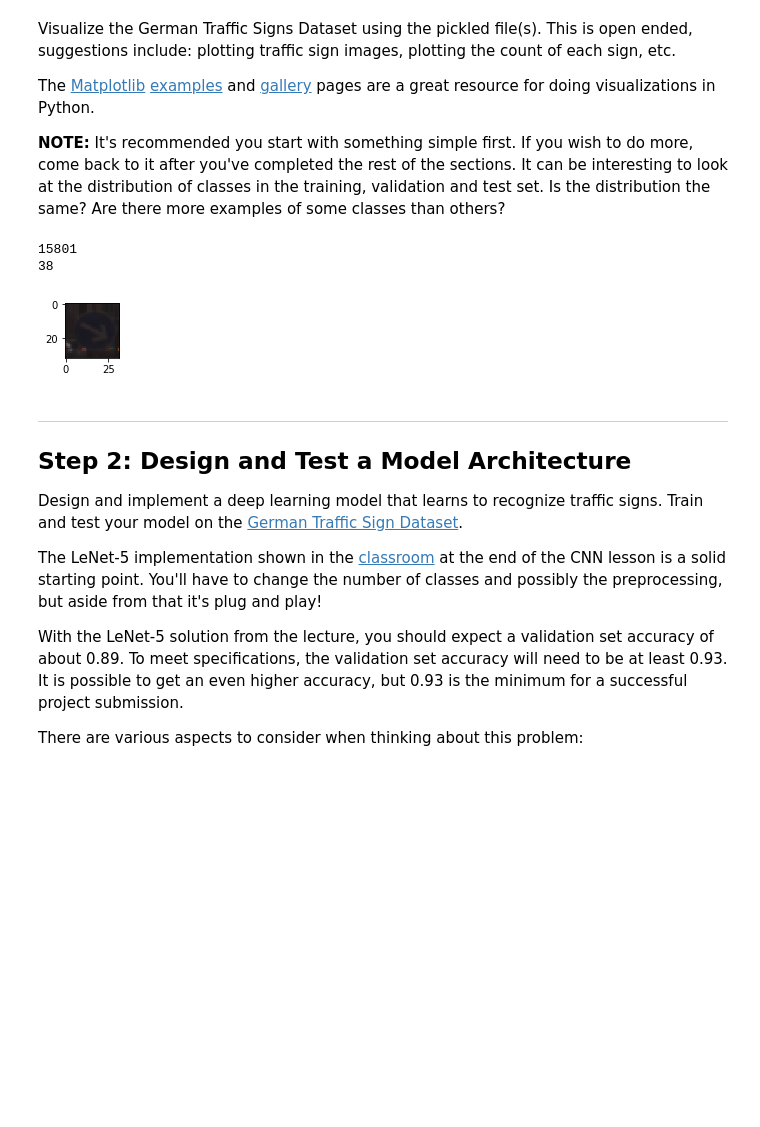
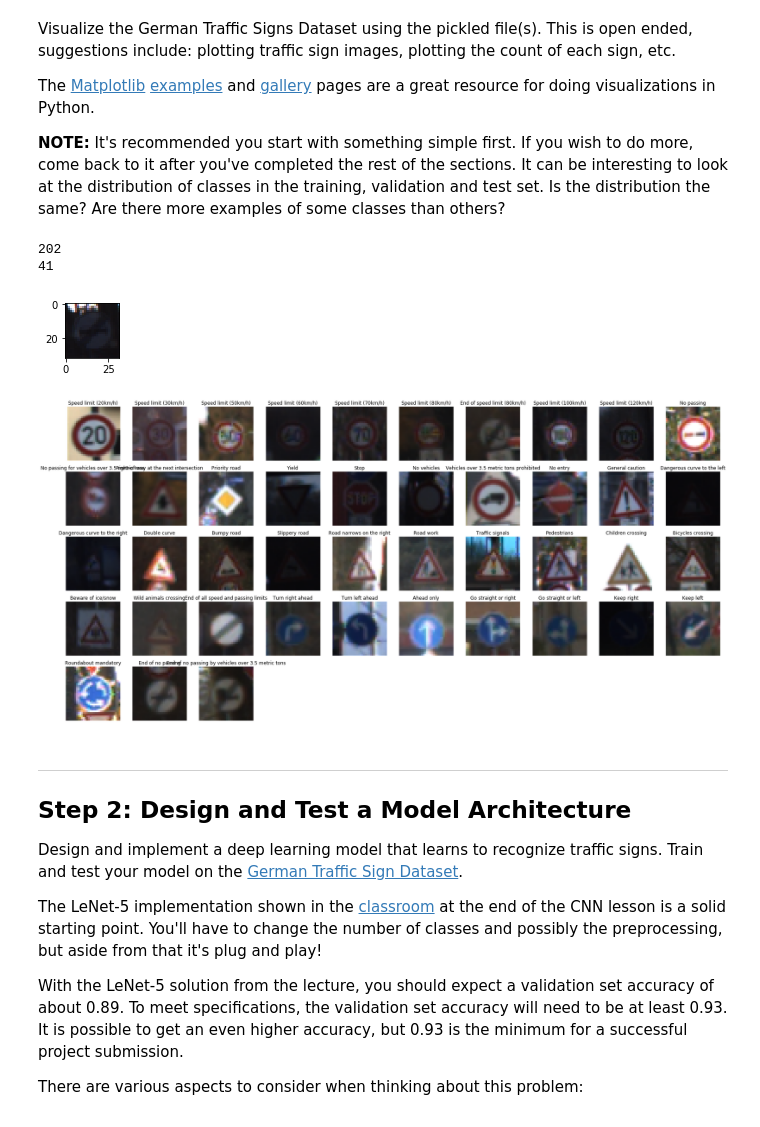
Before and after one commit to ektorasdev-zz/Traffic-Signs-Classifier, a Jupyter notebook: Traffic_Sign_Classifier.ipynb, the cells around one changed output. Saved outputs shown, nothing was run; the diff lists cells and outputs as text; code cells hidden in the pictures; blank space fills up the shorter version.

Commit message:
added images with real labels

```diff
--- a/Traffic_Sign_Classifier.ipynb
+++ b/Traffic_Sign_Classifier.ipynb
@@ -100,17 +100,37 @@ import random
 # Visualizations will be shown in the notebook.
 %matplotlib inline
-# %%
-index = random.randint(0, len(X_train))
-print(index) #22626
-image = X_train[index]
-
-plt.figure(figsize=(1,1))
-plt.imshow(image, cmap="gray")
-print(y_train[index])
-# %% [output]
-15801
-38
-[figure, removed]
+# %%
+index = random.randint(0, len(X_train))
+print(index) #22626
+image = X_train[index]
+
+plt.figure(figsize=(1,1))
+plt.imshow(image, cmap="gray")
+print(y_train[index])
+
+fig = plt.figure(figsize=(30, 30))
+classes_count = []
+
+labels, uniqueindices = np.unique(y_train, return_index=True)
+
+# Render one image from each of the classes
+label_name = []
+with open( './signnames.csv', 'rt') as f:
+    reader = csv.reader(f)
+    label_name = list(reader)
+
+    for i, val in enumerate(uniqueindices):
+        fig.add_subplot(10, 10, i+1)
+        plt.axis('off')
+        plt.title(label_name[y_train[val]+1][1])
+        plt.imshow(X_train[val])
+f.close()
+plt.show()
+# %% [output]
+202
+41
+[figure, added]
+[figure, added]
 # %% [markdown]
 ----
 
```
Also changed, not shown: parts of 3 cells of this notebook.
